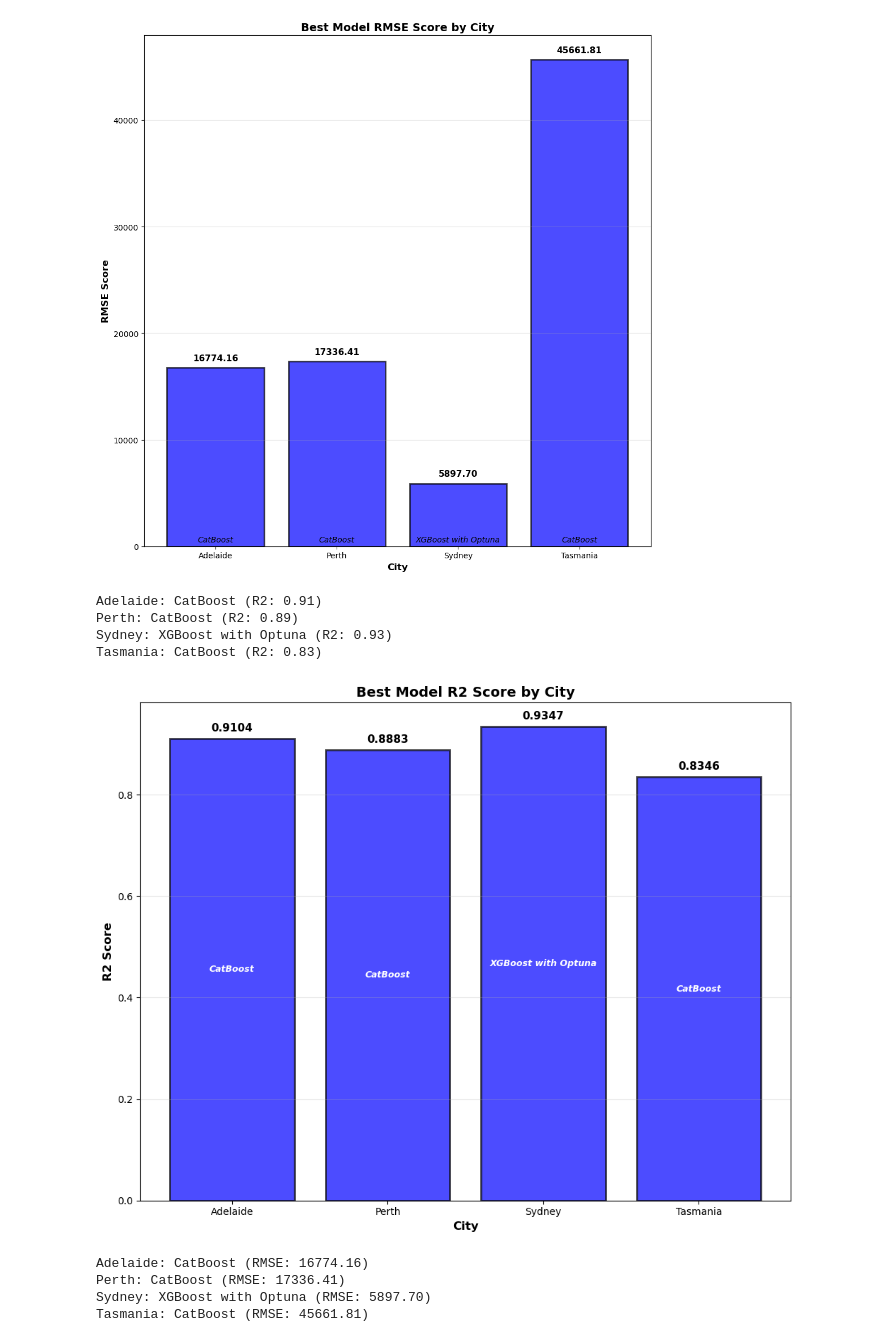
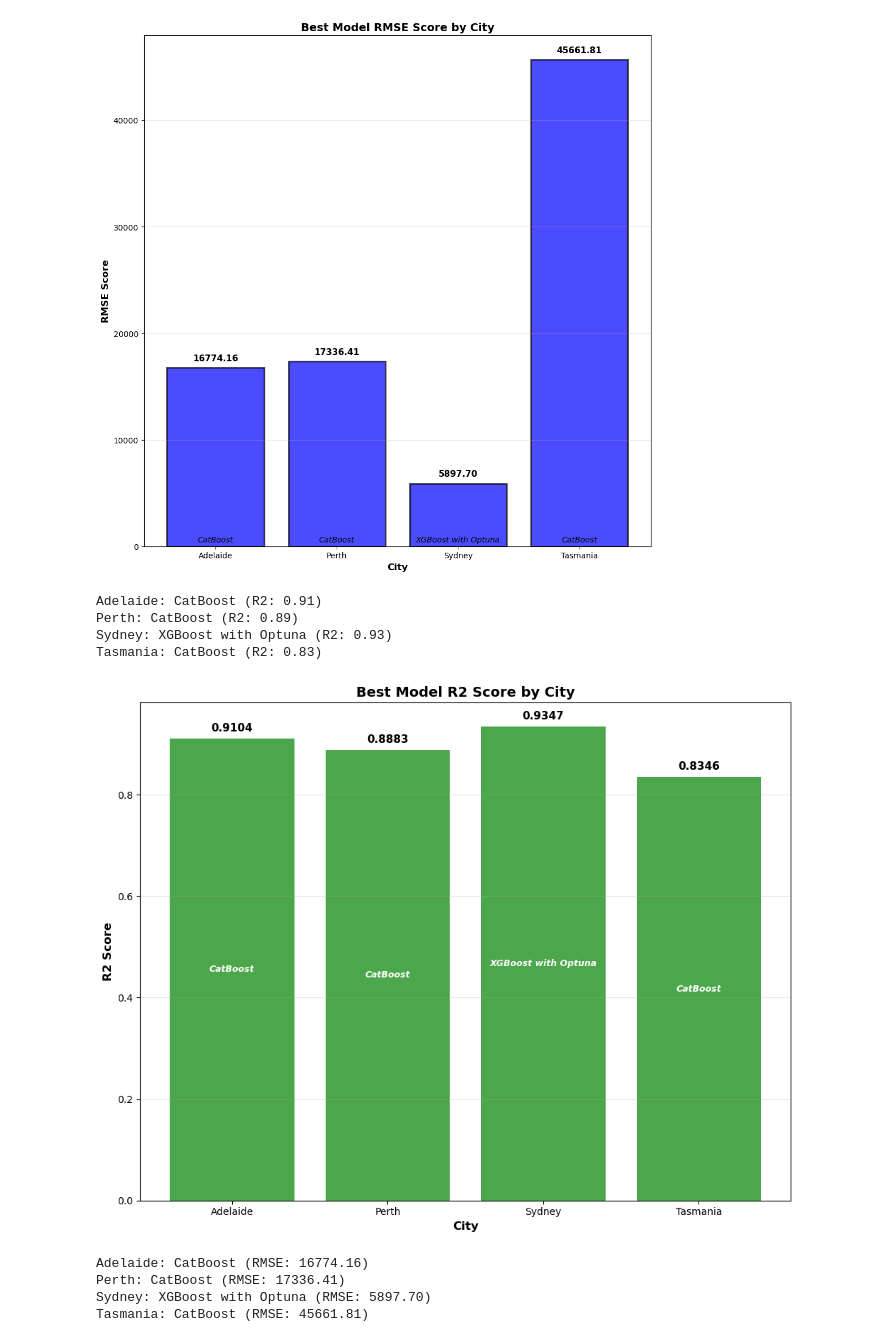
Before and after one commit to jakubfigura/DatasScience2025_2026, a Jupyter notebook: energy/energy.ipynb, the cells around one changed output. Cells and saved outputs as stored; diff of their text form; code cells hidden in the pictures.

```diff
--- a/energy/energy.ipynb
+++ b/energy/energy.ipynb
@@ -791,35 +791,35 @@ for city in cities:
     best_idx = city_results['R2'].idxmax()
     best_model = results.loc[best_idx]
     best_rmse_scores.append(best_model['R2'])
     best_models_list.append(best_model['Model'])
     print(f"{city}: {best_model['Model']} (R2: {best_model['R2']:.2f})")
 
 # Create bar plot
 fig, ax = plt.subplots(figsize=(10, 8))
-bars = ax.bar(cities, best_rmse_scores, color='blue', alpha=0.7, edgecolor='black', linewidth=2)
+bars = ax.bar(cities, best_rmse_scores, color='green', alpha=0.7, linewidth=2)
 
 ax.set_xlabel('City', fontsize=12, fontweight='bold')
 ax.set_ylabel('R2 Score', fontsize=12, fontweight='bold')
 ax.set_title('Best Model R2 Score by City', fontsize=14, fontweight='bold')
 ax.grid(axis='y', alpha=0.3)
 
 # Add value labels on top of bars and model names
 for i, (bar, val, model) in enumerate(zip(bars, best_rmse_scores, best_models_list)):
     # Add R2 value on top
     ax.text(bar.get_x() + bar.get_width()/2., val + 0.01, f'{val:.4f}',
             ha='center', va='bottom', fontsize=11, fontweight='bold')
     # Add model name inside the bar
     ax.text(bar.get_x() + bar.get_width()/2., val/2, model,
             ha='center', va='center', fontsize=9, style='italic', color='white', fontweight='bold')
 
 plt.tight_layout()
 plt.show()
 # %% [output]
 Adelaide: CatBoost (R2: 0.91)
 Perth: CatBoost (R2: 0.89)
 Sydney: XGBoost with Optuna (R2: 0.93)
 Tasmania: CatBoost (R2: 0.83)
-[figure, old version]
+[figure, new version]
 # %%
 cities = ["Adelaide", "Perth", "Sydney", "Tasmania"]
 best_rmse_scores = []
```
Also changed, not shown: 2 other files.
